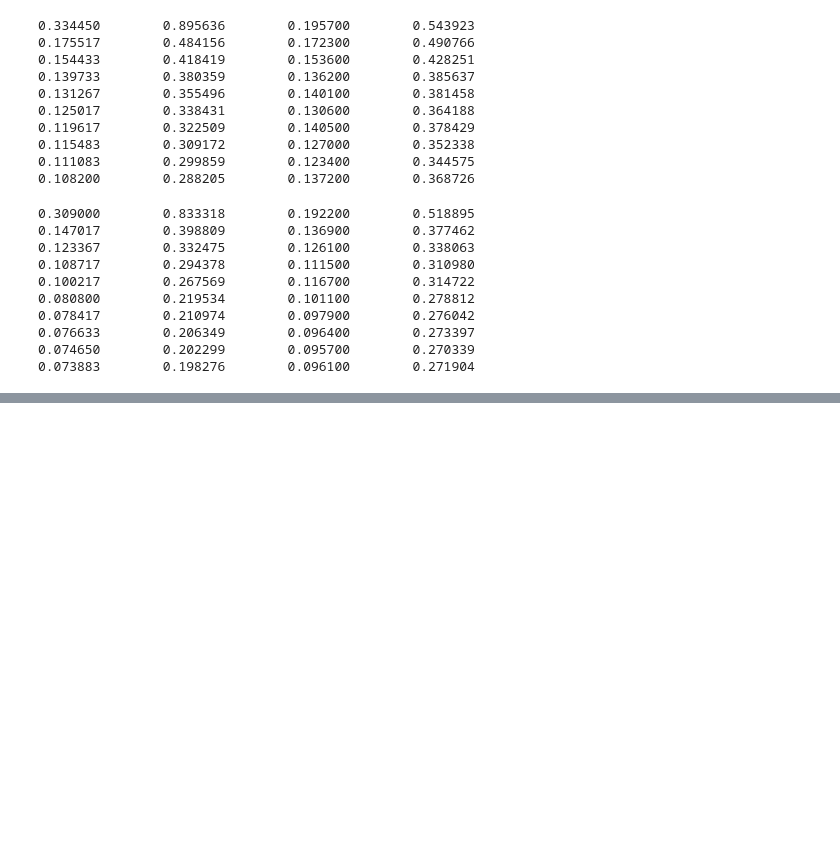
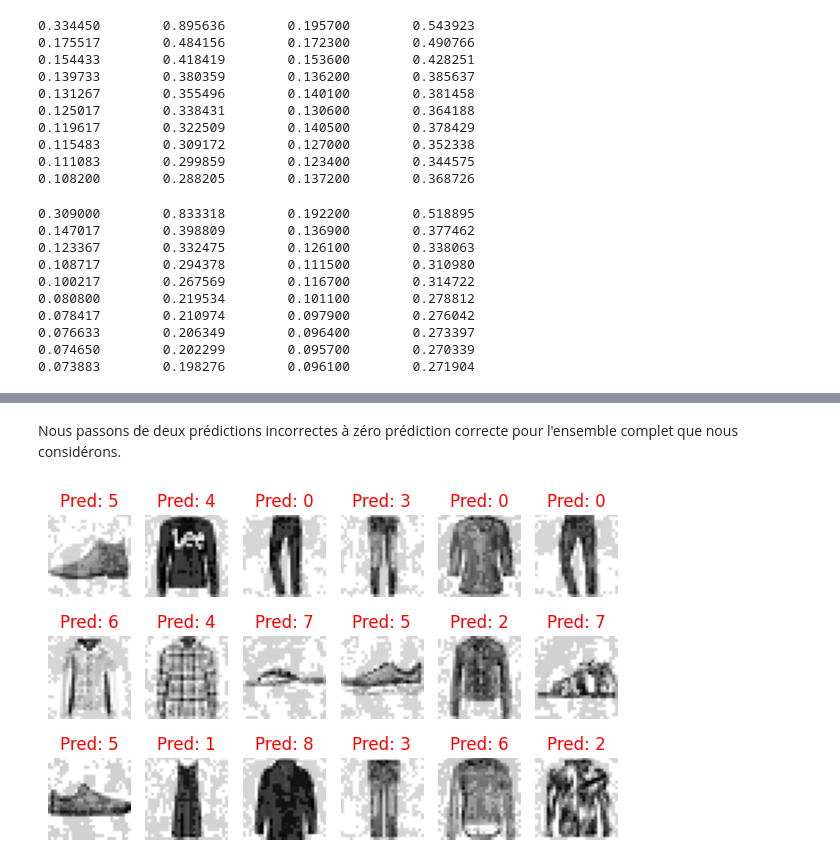
Before and after one commit to KOMBOU12/Marius, a Jupyter notebook: Adversarial_Robustness.ipynb, the cells around one changed output, grey strips where cells are left out. Cells and saved outputs as stored; diff of their text form; code cells hidden in the pictures; blank space fills up the shorter version.

```diff
--- a/Adversarial_Robustness.ipynb
+++ b/Adversarial_Robustness.ipynb
@@ -548,0 +587,9 @@ for t in range(10):
+# %% [markdown]
+Nous passons de deux prédictions incorrectes à zéro prédiction correcte pour l'ensemble complet que nous considérons.
+# %%
+### Illustrate attacked images
+delta = fgsm(model_dnn_2, X, y, 0.1)
+yp = model_dnn_2(X + delta)
+plot_images(X+delta, y, yp, 3, 6)
+# %% [output]
+[figure, added]
```
Also changed, not shown: parts of 8 cells of this notebook.
